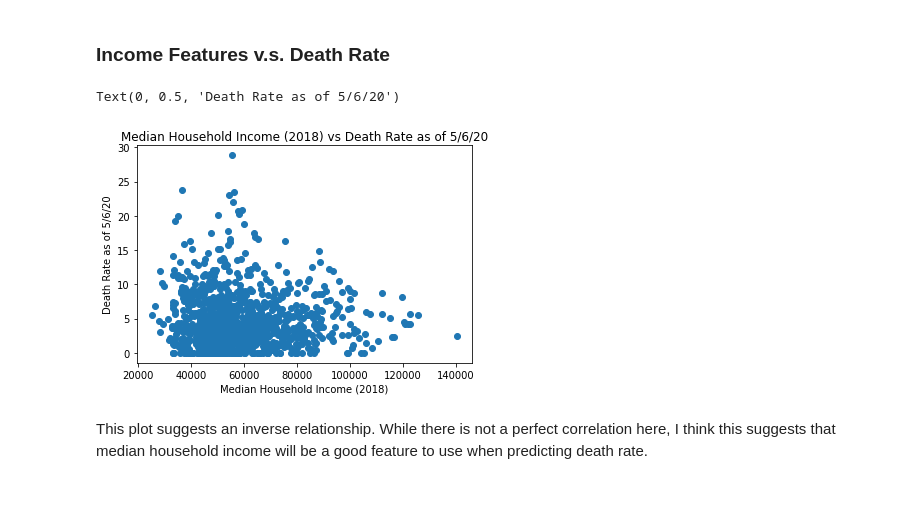
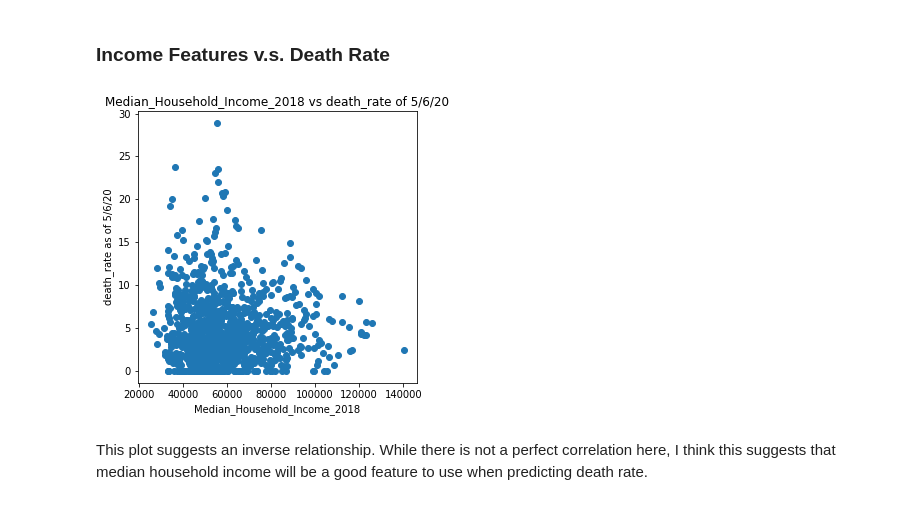
Before and after one commit to swenson-nick/Data_200_Covid, a Jupyter notebook: 1.DeathRate.ipynb, the cells around one changed output. Drawn from its saved outputs; the diff is of its cells as text; code cells hidden in the pictures.

```diff
--- a/1.DeathRate.ipynb
+++ b/1.DeathRate.ipynb
@@ -295,16 +295,38 @@ income_v_dr = cases_filtered[['FIPS', 'death_rate']].merge(income, on = 'FIPS')
 # %% [markdown]
 ## 1.2 Correlation of Different Features on Death Rate
 Following are some scatters to check whether there is correlation between one feature and the death rate.
+# %%
+import math
+def plot_scatter(data, x_col, y_col, ax):
+    ax.scatter(data[x_col], income_v_dr[y_col])
+    ax.set_title(f'{x_col} vs {y_col} of 5/6/20')
+    ax.set_xlabel(x_col)
+    ax.set_ylabel(f'{y_col} as of 5/6/20')
+
+def plat_scatter_ftr_list(data, ftr_list, y_col, ncols=3, figsize=(5, 5)):
+    ncols = min(ncols, len(ftr_list))
+    nrows = math.ceil(len(ftr_list)/ncols)
+    figsize = (figsize[0] * ncols, figsize[1] * nrows)
+    fig, axs = plt.subplots(nrows=nrows,
+                            ncols=ncols,
+                            figsize=figsize)
+    if type(axs) == np.ndarray:
+        if type(axs[0]) == np.ndarray:
+            for x_col, ax in zip(ftr_list, [a for row in axs for a in row]):
+                plot_scatter(data, x_col, y_col, ax)
+        else:
+
+            for x_col, ax in zip(ftr_list, axs):
+                plot_scatter(data, x_col, y_col, ax)
+    else:
+        plot_scatter(data, ftr_list[0], y_col, axs)
 # %% [markdown]
 ### Income Features v.s. Death Rate
-# %%
-plt.scatter(income_v_dr['Median_Household_Income_2018'], income_v_dr['death_rate'])
-plt.title('Median Household Income (2018) vs Death Rate as of 5/6/20')
-plt.xlabel('Median Household Income (2018)')
-plt.ylabel('Death Rate as of 5/6/20')
-# %% [output]
-Text(0, 0.5, 'Death Rate as of 5/6/20')
-[figure, removed]
+# %%
+ftr_list = ['Median_Household_Income_2018']
+plat_scatter_ftr_list(income_v_dr, ftr_list, y_col='death_rate')
+# %% [output]
+[figure, added]
 # %% [markdown]
 This plot suggests an inverse relationship. While there is not a perfect correlation here, I think this suggests that median household income will be a good feature to use when predicting death rate.
 # %% [markdown]
```
Also changed, not shown: parts of 46 cells of this notebook, 1 other file.
